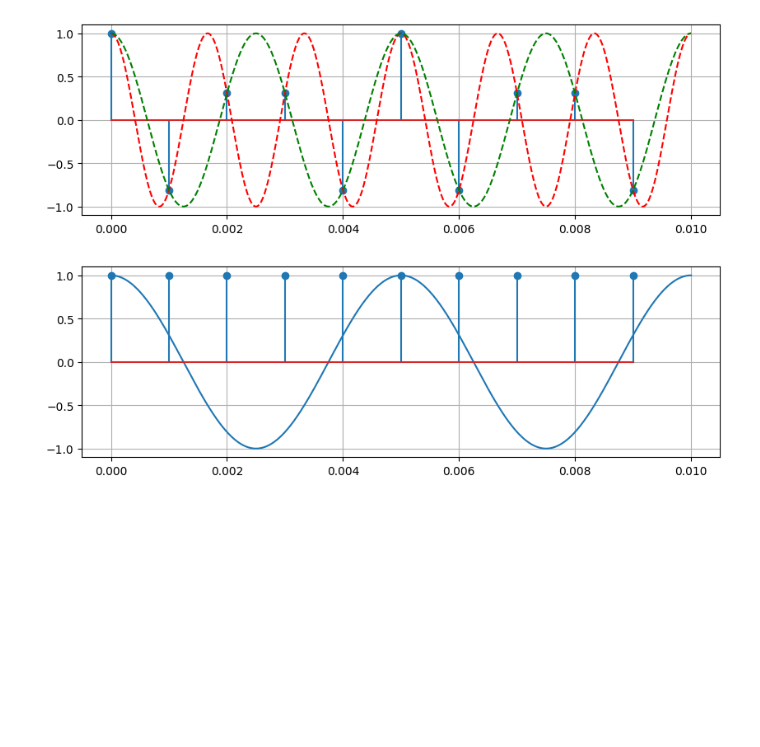
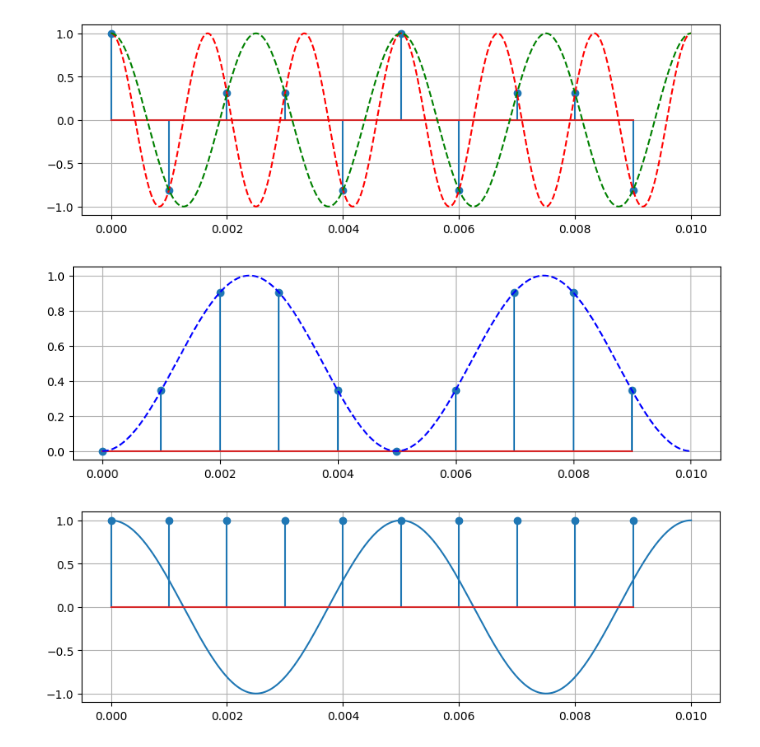
Before and after one commit to vieweghn/EENG-310-Signals-and-Systems, a Jupyter notebook: Aliasing.ipynb, the cells around one changed output. Drawn from its saved outputs; the diff is of its cells as text; code cells hidden in the pictures; blank space fills up the shorter version.

```diff
--- a/Aliasing.ipynb
+++ b/Aliasing.ipynb
@@ -17,6 +17,19 @@ plt.plot(t,np.cos(0.4*omegas*t),'g--')
 plt.grid()
 # %% [output]
 [figure]
+# %%
+ts=0.001
+omegas = 2*np.pi/ts
+omega0 = .1*omegas
+# %%
+fig = plt.figure(figsize=(10,3))
+t = np.linspace(0,0.010,1000)
+td = np.arange(0,.01,.001)
+plt.stem(td, np.sin(omega0*td)**2)
+plt.plot(t,np.sin(omega0*t)**2, 'b--')
+plt.grid()
+# %% [output]
+[figure, added]
 # %%
 fig = plt.figure(figsize=(10,3))
 t = np.linspace(0,0.010,1000)
```
Also changed, not shown: parts of 1 cell of this notebook.
